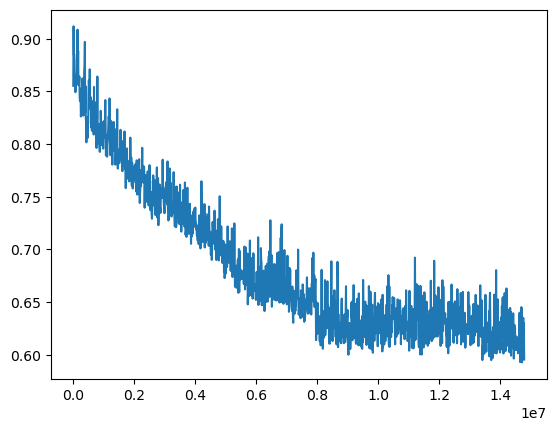
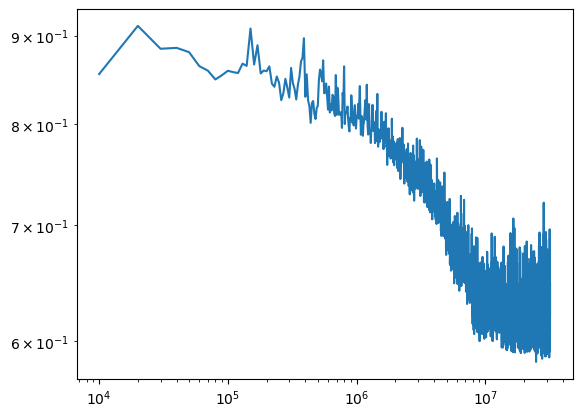
Unified diff of the notebook cell whose output changed from the first chart to the second:
--- before
+++ after
@@ -2,4 +2,4 @@
 (test_losses / np.var(actual_edv)).plot()
 
-# plt.loglog()
+plt.loglog()
 plt.show()

Commit: feat: update scalar regression